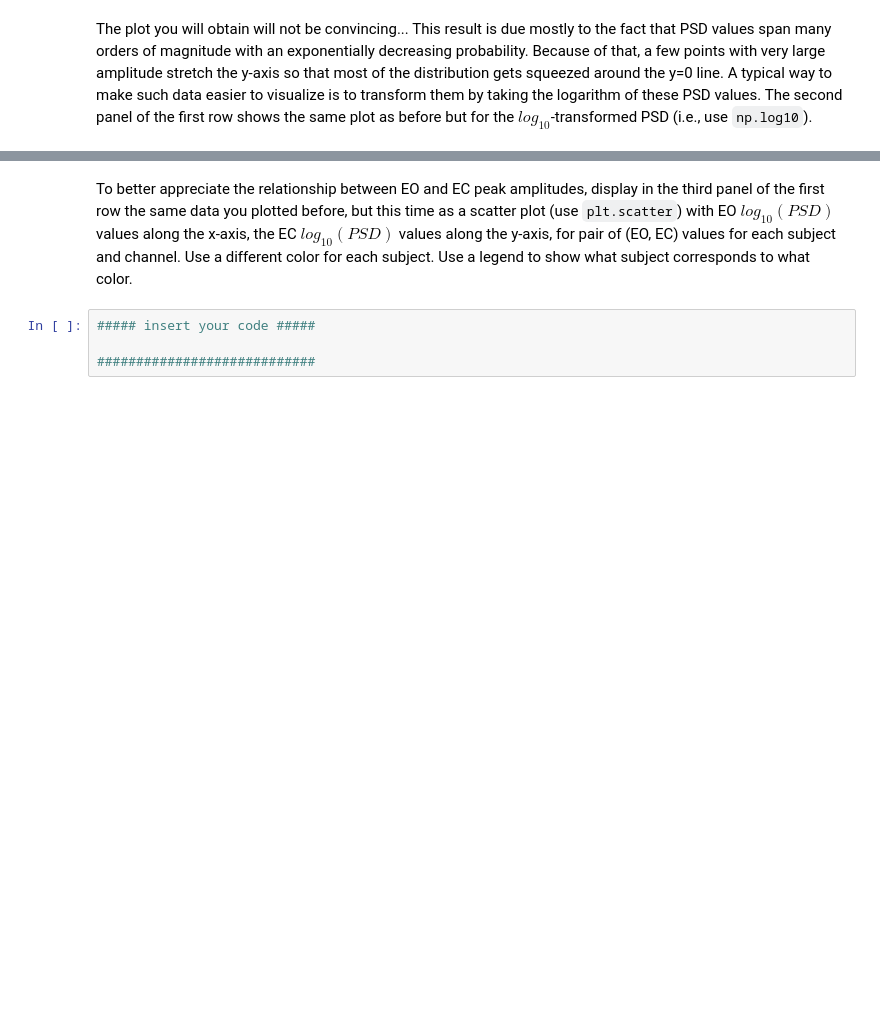
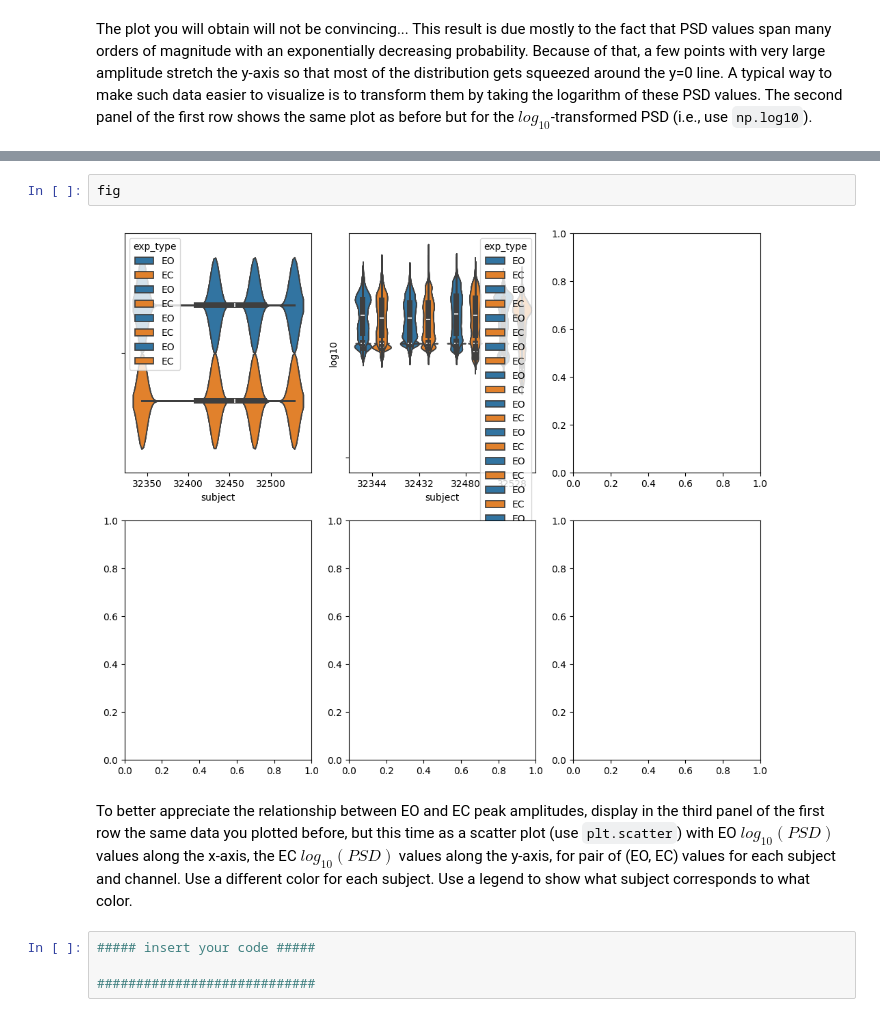
Before and after one commit to kfrancis2017/csce556-labs, a Jupyter notebook: CSCE556_Lab4.ipynb, the cells around one changed output, grey strips where cells are left out. Cells and saved outputs as stored; diff of their text form; blank space fills up the shorter version.

```diff
--- a/CSCE556_Lab4.ipynb
+++ b/CSCE556_Lab4.ipynb
@@ -74,3 +85,7 @@ NotImplementedError: float16 indexes are not supported
+# %%
+fig
+# %% [output]
+[figure, added]
 # %% [markdown]
 To better appreciate the relationship between EO and EC peak amplitudes, display in the third panel of the first row the same data you plotted before, but this time as a scatter plot (use `plt.scatter`) with EO $log_{10}(PSD)$ values along the x-axis, the EC $log_{10}(PSD)$ values along the y-axis, for pair of (EO, EC) values for each subject and channel. Use a different color for each subject. Use a legend to show what subject corresponds to what color.
 # %%
```
Also changed, not shown: parts of 2 cells of this notebook.
